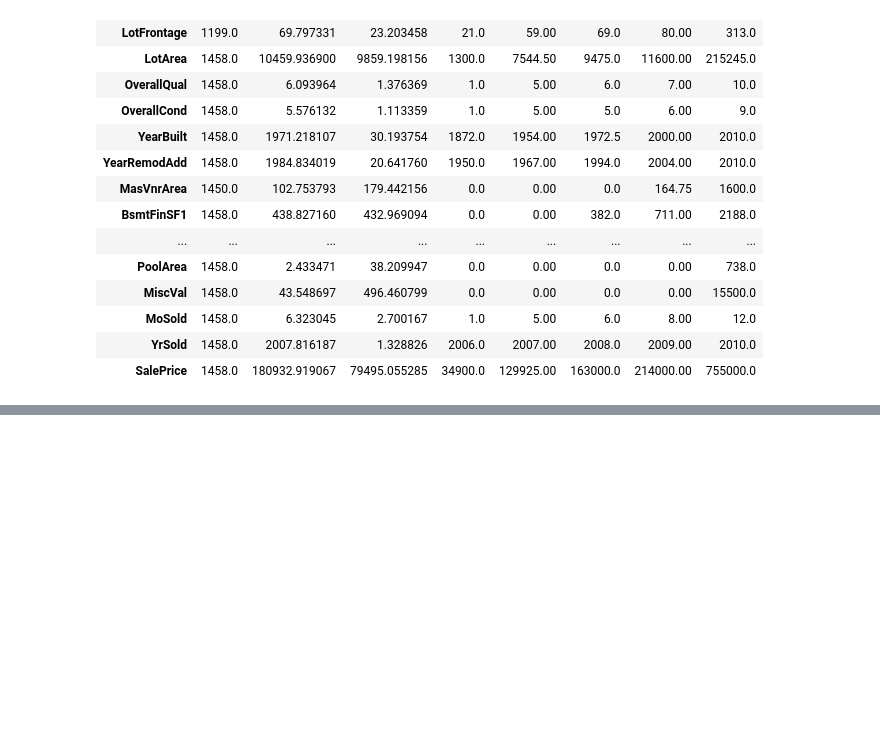
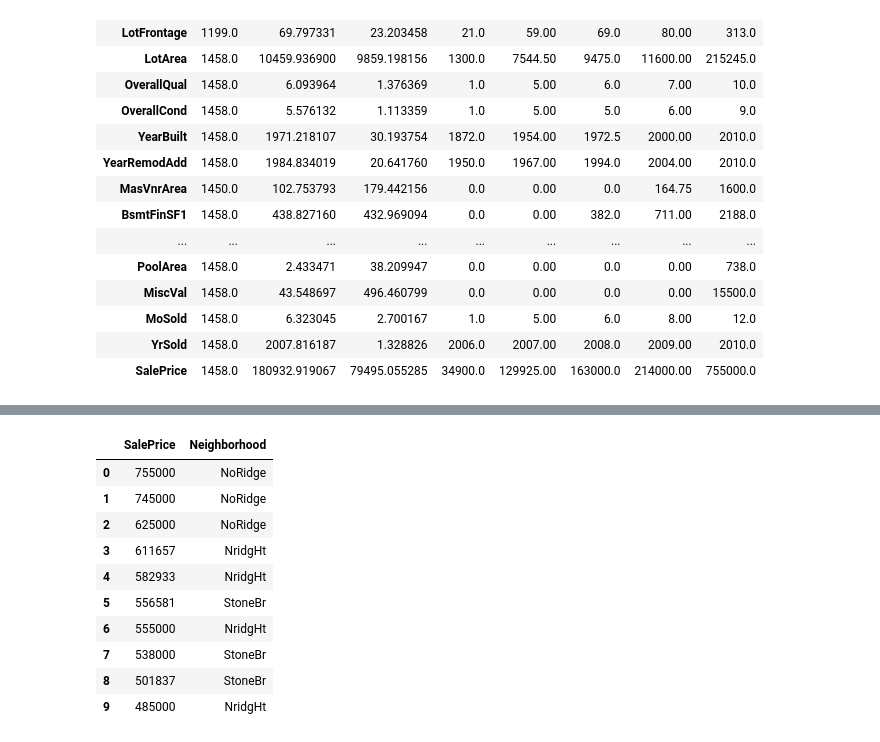
Before and after one commit to jrjoy1/Data_cleaning_practice, a Jupyter notebook: eda-1.ipynb, the cells around one changed output, grey strips where cells are left out. Saved outputs shown, nothing was run; the diff lists cells and outputs as text; code cells hidden in the pictures; blank space fills up the shorter version.

```diff
--- a/eda-1.ipynb
+++ b/eda-1.ipynb
@@ -271,0 +366,19 @@ df.describe().T
+# %%
+pd.read_sql("""
+SELECT SalePrice, Neighborhood
+FROM houses
+ORDER BY SalePrice DESC
+LIMIT 10
+""", conn)
+# %% [output]
+|  | SalePrice | Neighborhood |
+| 0 | 755000 | NoRidge |
+| 1 | 745000 | NoRidge |
+| 2 | 625000 | NoRidge |
+| 3 | 611657 | NridgHt |
+| 4 | 582933 | NridgHt |
+| 5 | 556581 | StoneBr |
+| 6 | 555000 | NridgHt |
+| 7 | 538000 | StoneBr |
+| 8 | 501837 | StoneBr |
+| 9 | 485000 | NridgHt |
```
Also changed, not shown: parts of 10 cells of this notebook, 1 other file.
